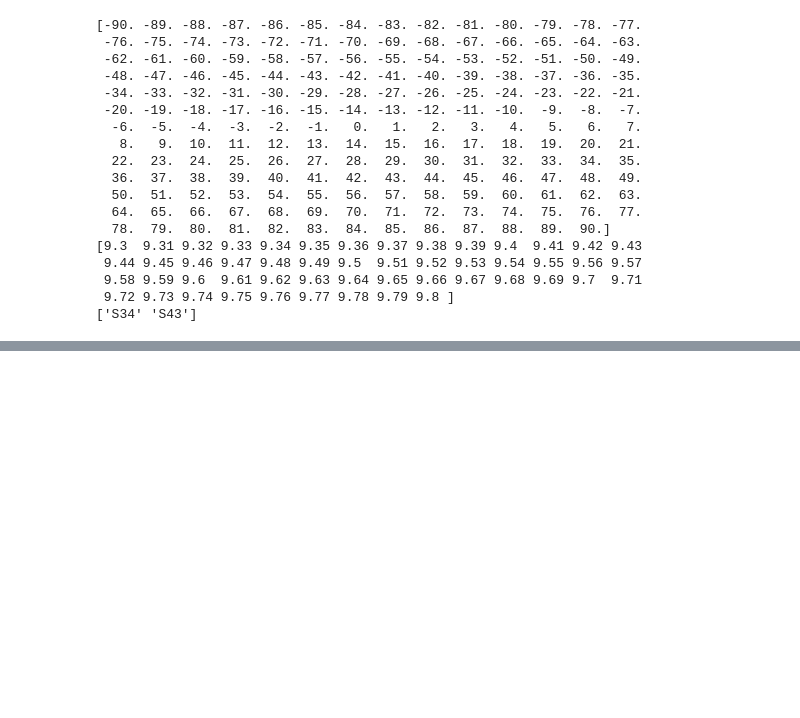
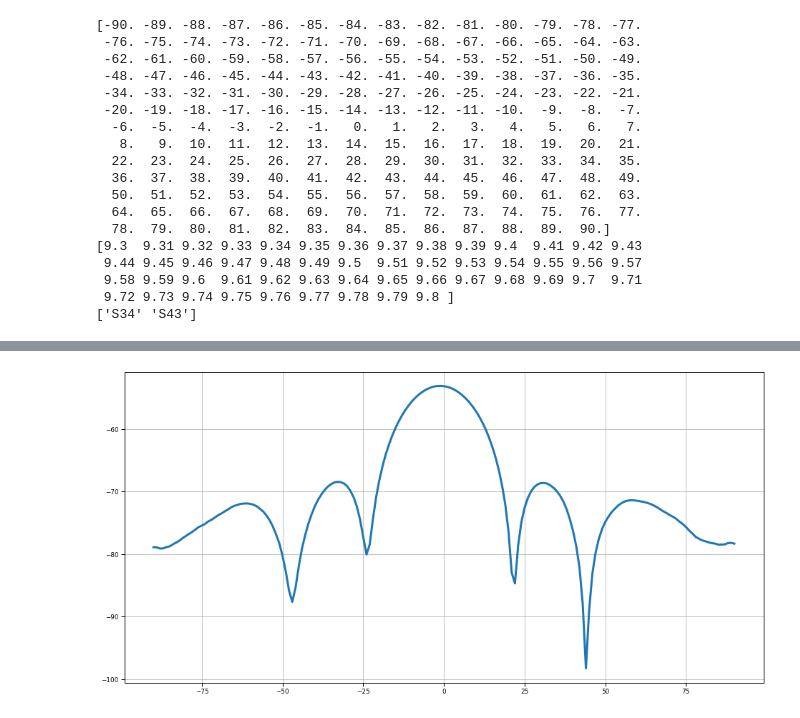
Before and after one commit to MargaritaWraith/DN_csv_parser, a Jupyter notebook: ParsedCSV.ipynb, the cells around one changed output, grey strips where cells are left out. Cells and saved outputs as stored; diff of their text form; code cells hidden in the pictures; blank space fills up the shorter version.

```diff
--- a/ParsedCSV.ipynb
+++ b/ParsedCSV.ipynb
@@ -100,0 +115,8 @@ ax.grid()
+# %%
+df_f95_S34 = df[df['Frequency'] == 9.5][df['S-param'] == 'S34']
+# %%
+fig, ax = plt.subplots(figsize = (16,8))
+ax.plot(df_f95_S34["Azimuth"], df_f95_S34["Amplitude"], linewidth=3);
+ax.grid()
+# %% [output]
+[figure, added]
```
Also changed, not shown: parts of 4 cells of this notebook.
